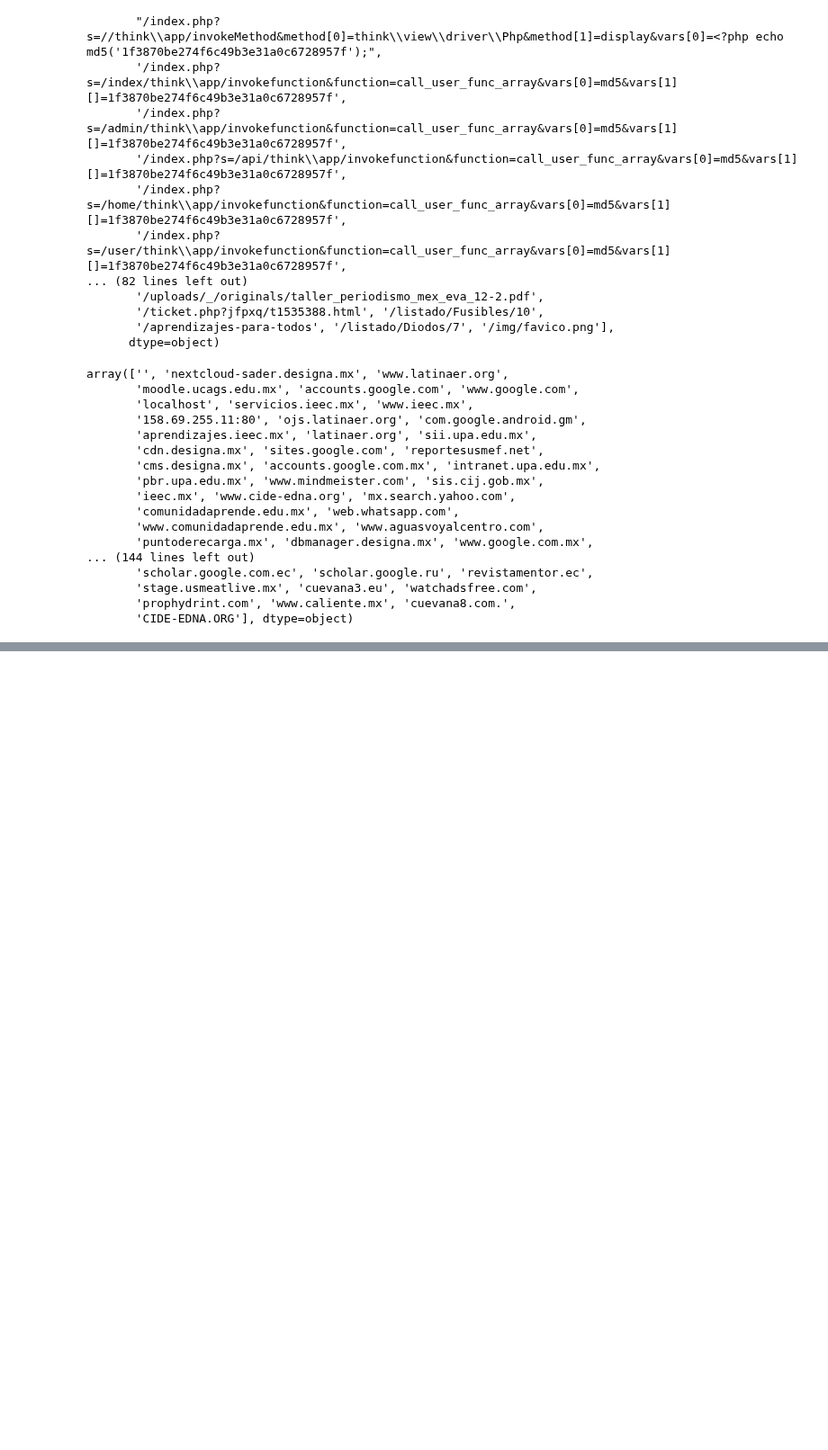
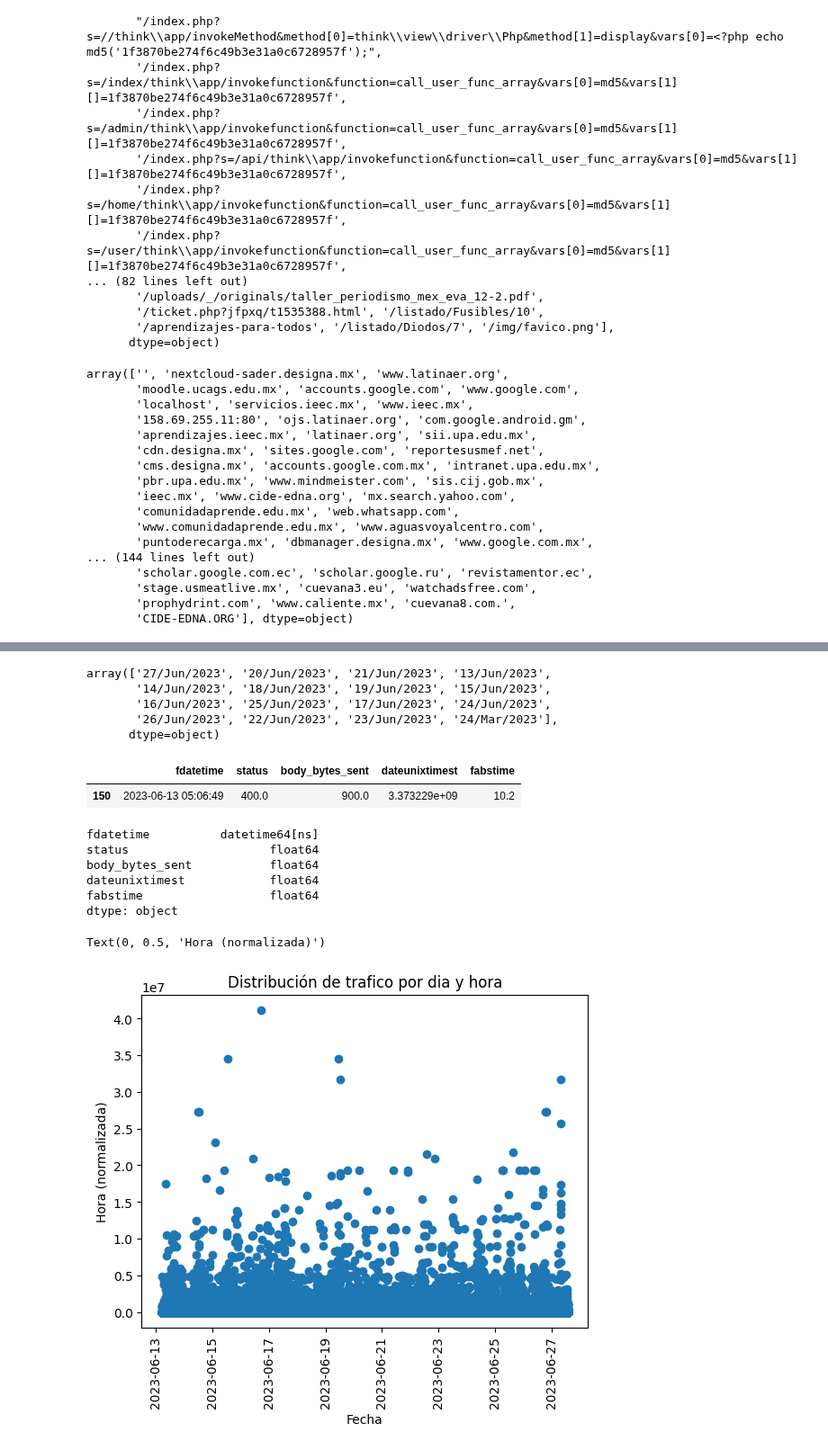
Before and after one commit to mitsiu-carreno/data_science_content, a Jupyter notebook: 3_sem/topolog_data_analysis/homeworks/s11_morse/morse_logs.ipynb, the cells around one changed output, grey strips where cells are left out. Shown at 90% size. Cells and saved outputs as stored; diff of their text form; code cells hidden in the pictures; blank space fills up the shorter version.

```diff
--- a/3_sem/topolog_data_analysis/homeworks/s11_morse/morse_logs.ipynb
+++ b/3_sem/topolog_data_analysis/homeworks/s11_morse/morse_logs.ipynb
@@ -153,0 +182,3 @@ df.query("domain == ''").head(100)
+# %%
+from datetime import datetime
+df.loc[:, 'fdatetime'] = df['date_time'].apply(lambda x: datetime.strptime(x, '[%d/%b/%Y:%H:%M:%S -0600]'))
@@ -153,0 +208,2 @@ df.query("domain == ''").head(100)
+# %%
+df_test = df.groupby(['fdatetime'], as_index=False).sum(["body_bytes_sent"])
@@ -153,0 +230,8 @@ df.query("domain == ''").head(100)
+# %%
+df["date"].unique()
+# %% [output]
+array(['27/Jun/2023', '20/Jun/2023', '21/Jun/2023', '13/Jun/2023',
+       '14/Jun/2023', '18/Jun/2023', '19/Jun/2023', '15/Jun/2023',
+       '16/Jun/2023', '25/Jun/2023', '17/Jun/2023', '24/Jun/2023',
+       '26/Jun/2023', '22/Jun/2023', '23/Jun/2023', '24/Mar/2023'],
+      dtype=object)
@@ -153,0 +240,28 @@ df.query("domain == ''").head(100)
+# %%
+df_test.query("fdatetime == '2023-06-13 05:06:49'")
+# %% [output]
+|  | fdatetime | status | body_bytes_sent | dateunixtimest | fabstime |
+| 150 | 2023-06-13 05:06:49 | 400.0 | 900.0 | 3.373229e+09 | 10.2 |
+# %%
+df_test.dtypes
+# %% [output]
+fdatetime          datetime64[ns]
+status                    float64
+body_bytes_sent           float64
+dateunixtimest            float64
+fabstime                  float64
+dtype: object
+# %%
+import matplotlib.pyplot as plt
+
+plt.xticks(rotation=90)
+plt.rcParams['figure.figsize'] = [18, 7]
+plt.locator_params(axis='y', nbins=10)
+plt.scatter(df_test.query("fdatetime > '2023-06-01 00:00:00'")["fdatetime"],
+            df_test.query("fdatetime > '2023-06-01 00:00:00'")["body_bytes_sent"])
+plt.title('Distribución de trafico por dia y hora')
+plt.xlabel('Fecha')
+plt.ylabel('Hora (normalizada)')
+# %% [output]
+Text(0, 0.5, 'Hora (normalizada)')
+[figure, added]
```
Also changed, not shown: parts of 15 cells of this notebook, 4 other files.
